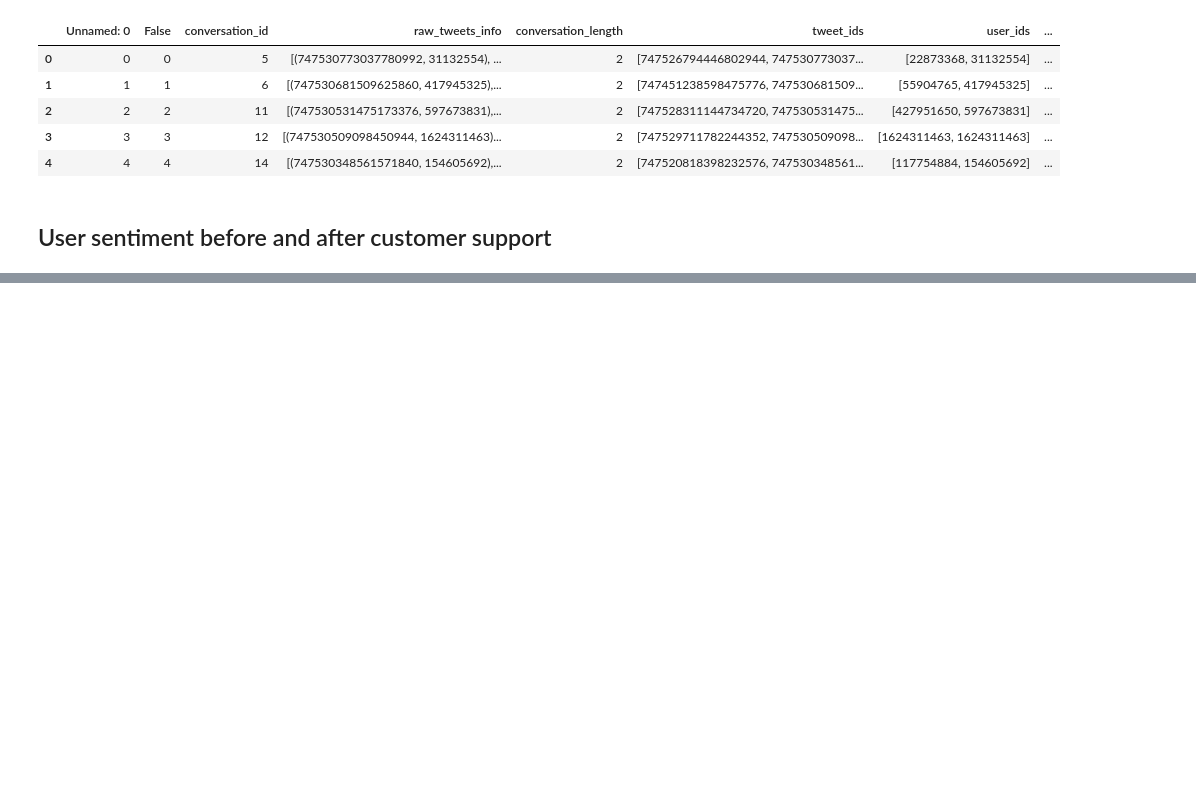
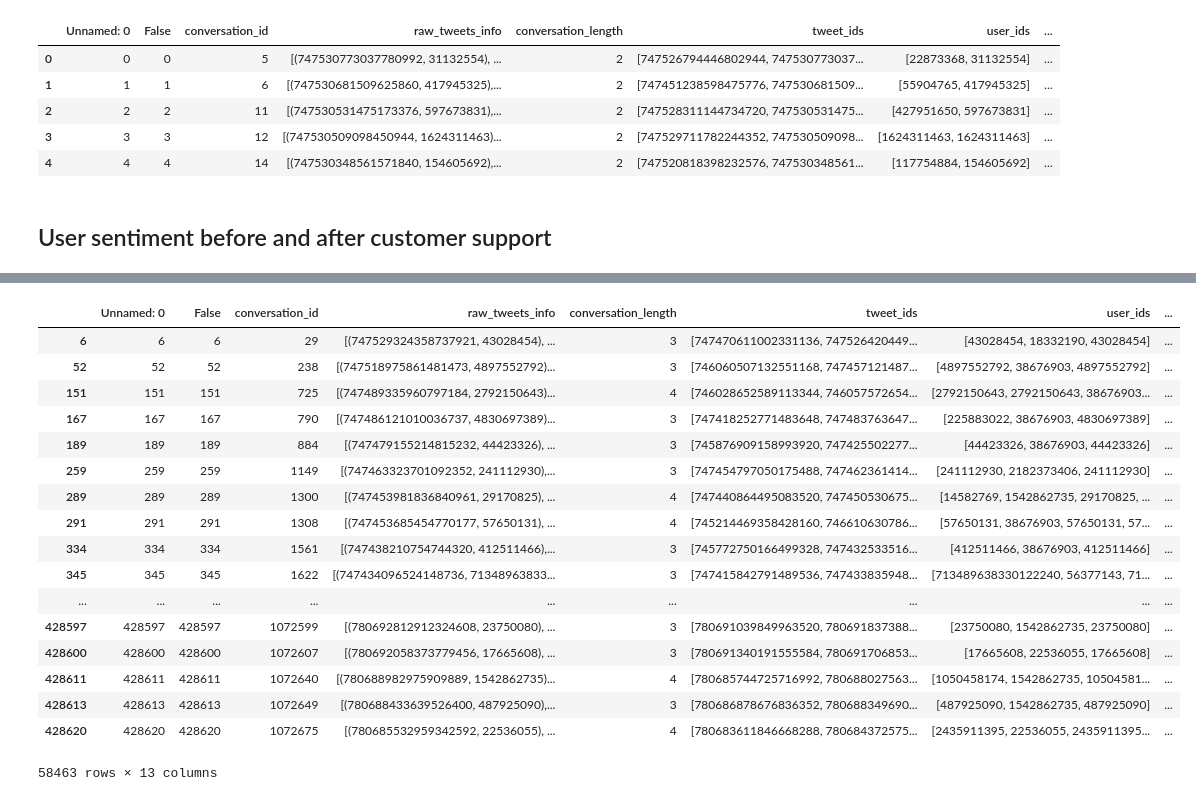
Before and after one commit to dharmsen/DBLDataChallenge, a Jupyter notebook: sentiment_impact/sentiment_impact.ipynb, the cells around one changed output, grey strips where cells are left out. Saved outputs shown, nothing was run; the diff lists cells and outputs as text; code cells hidden in the pictures; blank space fills up the shorter version.

Commit message:
code for conversations_with_impact.csv (on drive)

```diff
--- a/sentiment_impact/sentiment_impact.ipynb
+++ b/sentiment_impact/sentiment_impact.ipynb
@@ -327,0 +131,2 @@ for tweet in eval(conv):
+# %%
+df = add_sentiment_change(df)
@@ -327,0 +151,22 @@ for tweet in eval(conv):
+# %%
+#df['SentChange'].info()
+df[df.astype(str)['SentChange'] != '[]']
+# %% [output]
+|  | Unnamed: 0 | False | conversation_id | raw_tweets_info | conversation_length | tweet_ids | user_ids | ... |
+| 6 | 6 | 6 | 29 | [(747529324358737921, 43028454), ... | 3 | [747470611002331136, 747526420449... | [43028454, 18332190, 43028454] | ... |
+| 52 | 52 | 52 | 238 | [(747518975861481473, 4897552792)... | 3 | [746060507132551168, 747457121487... | [4897552792, 38676903, 4897552792] | ... |
+| 151 | 151 | 151 | 725 | [(747489335960797184, 2792150643)... | 4 | [746028652589113344, 746057572654... | [2792150643, 2792150643, 38676903... | ... |
+| 167 | 167 | 167 | 790 | [(747486121010036737, 4830697389)... | 3 | [747418252771483648, 747483763647... | [225883022, 38676903, 4830697389] | ... |
+| 189 | 189 | 189 | 884 | [(747479155214815232, 44423326), ... | 3 | [745876909158993920, 747425502277... | [44423326, 38676903, 44423326] | ... |
+| 259 | 259 | 259 | 1149 | [(747463323701092352, 241112930),... | 3 | [747454797050175488, 747462361414... | [241112930, 2182373406, 241112930] | ... |
+| 289 | 289 | 289 | 1300 | [(747453981836840961, 29170825), ... | 4 | [747440864495083520, 747450530675... | [14582769, 1542862735, 29170825, ... | ... |
+| 291 | 291 | 291 | 1308 | [(747453685454770177, 57650131), ... | 4 | [745214469358428160, 746610630786... | [57650131, 38676903, 57650131, 57... | ... |
+| 334 | 334 | 334 | 1561 | [(747438210754744320, 412511466),... | 3 | [745772750166499328, 747432533516... | [412511466, 38676903, 412511466] | ... |
+| 345 | 345 | 345 | 1622 | [(747434096524148736, 71348963833... | 3 | [747415842791489536, 747433835948... | [713489638330122240, 56377143, 71... | ... |
+| ... | ... | ... | ... | ... | ... | ... | ... | ... |
+| 428597 | 428597 | 428597 | 1072599 | [(780692812912324608, 23750080), ... | 3 | [780691039849963520, 780691837388... | [23750080, 1542862735, 23750080] | ... |
+| 428600 | 428600 | 428600 | 1072607 | [(780692058373779456, 17665608), ... | 3 | [780691340191555584, 780691706853... | [17665608, 22536055, 17665608] | ... |
+| 428611 | 428611 | 428611 | 1072640 | [(780688982975909889, 1542862735)... | 4 | [780685744725716992, 780688027563... | [1050458174, 1542862735, 10504581... | ... |
+| 428613 | 428613 | 428613 | 1072649 | [(780688433639526400, 487925090),... | 3 | [780686878676836352, 780688349690... | [487925090, 1542862735, 487925090] | ... |
+| 428620 | 428620 | 428620 | 1072675 | [(780685532959342592, 22536055), ... | 4 | [780683611846668288, 780684372575... | [2435911395, 22536055, 2435911395... | ... |
+58463 rows × 13 columns
```
Also changed, not shown: parts of 23 cells of this notebook.
